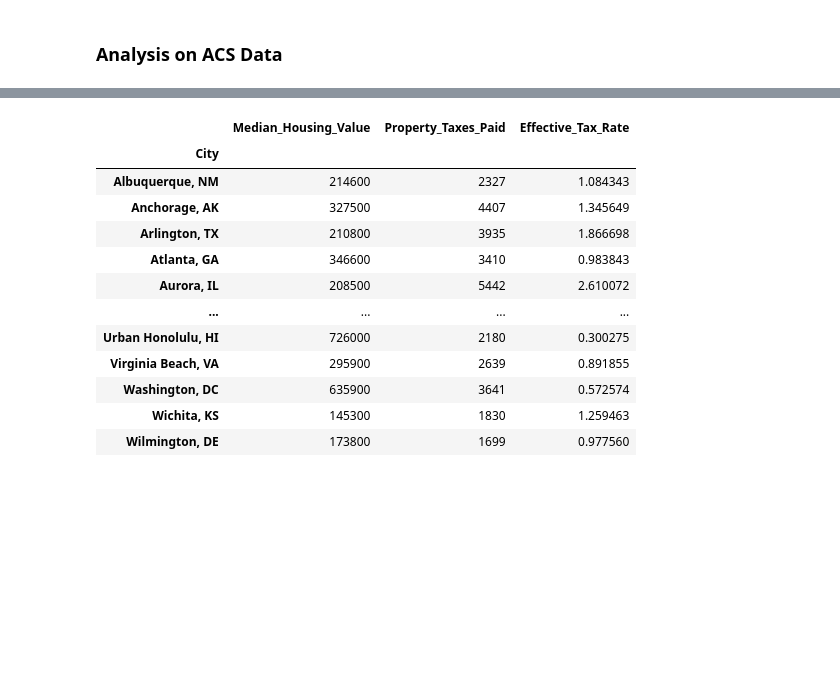
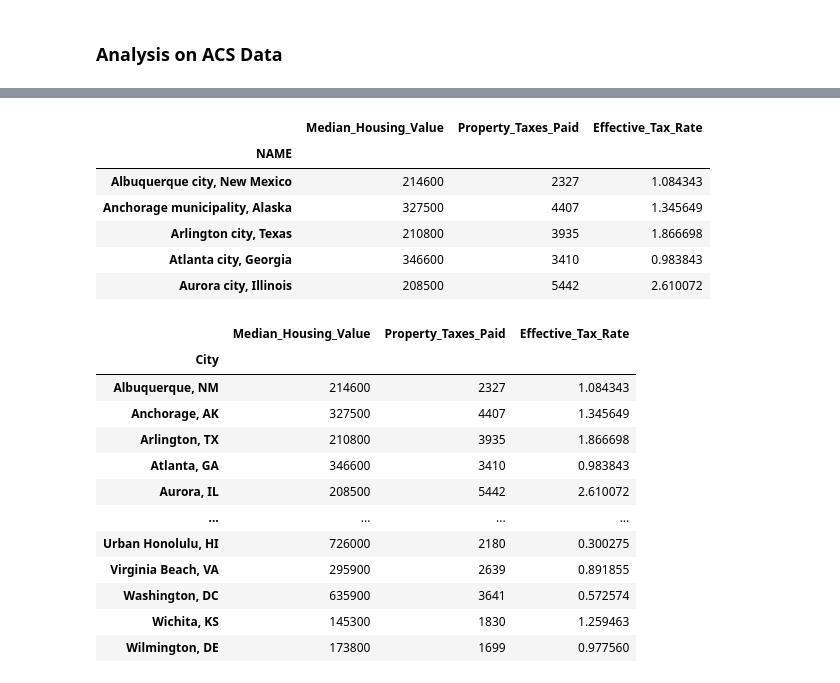
Before and after one commit to Howard-Cheng/dejure-defacto-taxrates, a Jupyter notebook: ACS.ipynb, the cells around one changed output, grey strips where cells are left out. Cells and saved outputs as stored; diff of their text form; code cells hidden in the pictures; blank space fills up the shorter version.

```diff
--- a/ACS.ipynb
+++ b/ACS.ipynb
@@ -276 +83,42 @@ df_acs.head(20)
+# %%
+investigated_cities = [
+    "Albuquerque city, New Mexico", "Anchorage municipality, Alaska", "Arlington city, Texas", "Atlanta city, Georgia",
+    "Aurora city, Illinois", "Austin city, Texas", "Bakersfield city, California", "Baltimore city, Maryland",
+    "Billings city, Montana", "Birmingham city, Alabama", "Boise City city, Idaho", "Boston city, Massachusetts",
+    "Bridgeport city, Connecticut", "Buffalo city, New York", "Charleston city, South Carolina",
+    "Charlotte city, North Carolina", "Cheyenne city, Wyoming", "Chicago city, Illinois",
+    "Colorado Springs city, Colorado", "Columbus city, Ohio", "Dallas city, Texas", "Denver city, Colorado",
+    "Des Moines city, Iowa", "Detroit city, Michigan", "El Paso city, Texas", "Fargo city, North Dakota",
+    "Fort Worth city, Texas", "Fresno city, California", "Houston city, Texas", "Indianapolis city (balance), Indiana",
+    "Jacksonville city, Florida", "Kansas City city, Missouri", "Las Vegas city, Nevada", "Little Rock city, Arkansas",
+    "Long Beach city, California", "Los Angeles city, California", "Louisville/Jefferson County metro government (balance), Kentucky", "Manchester city, New Hampshire",
+    "Memphis city, Tennessee", "Mesa city, Arizona", "Miami city, Florida", "Milwaukee city, Wisconsin",
+    "Minneapolis city, Minnesota", "Nashville-Davidson metropolitan government (balance), Tennessee", "New Orleans city, Louisiana", "New York city, New York",
+    "Newark city, New Jersey", "Oakland city, California", "Oklahoma City city, Oklahoma", "Omaha city, Nebraska",
+    "Philadelphia city, Pennsylvania", "Phoenix city, Arizona", "Portland city, Maine", "Portland city, Oregon",
+    "Providence city, Rhode Island", "Raleigh city, North Carolina", "Sacramento city, California", "Salt Lake City city, Utah",
+    "San Antonio city, Texas", "San Diego city, California", "San Francisco city, California", "San Jose city, California",
+    "Seattle city, Washington", "Sioux Falls city, South Dakota", "Tucson city, Arizona", "Tulsa city, Oklahoma",
+    "Urban Honolulu CDP, Hawaii", "Virginia Beach city, Virginia", "Washington city, District of Columbia",
+    "Wichita city, Kansas", "Wilmington city, Delaware"
+]
+
+# filter investigated_cities only
+df_filtered = df[df['NAME'].isin(investigated_cities)]
+
+# sort the NAME column using alphabetical orderm, rename the dataframe to df_acs
+df_acs = df_filtered.sort_values(by='NAME')
+
+# set the index to NAME
+df_acs.set_index('NAME', inplace=True)
+
+df_acs.head()
+# %% [output]
+|  | Median_Housing_Value | Property_Taxes_Paid | Effective_Tax_Rate |
+| NAME |  |  |  |
+| Albuquerque city, New Mexico | 214600 | 2327 | 1.084343 |
+| Anchorage municipality, Alaska | 327500 | 4407 | 1.345649 |
+| Arlington city, Texas | 210800 | 3935 | 1.866698 |
+| Atlanta city, Georgia | 346600 | 3410 | 0.983843 |
+| Aurora city, Illinois | 208500 | 5442 | 2.610072 |
 # %%
```
Also changed, not shown: parts of 19 cells of this notebook.
